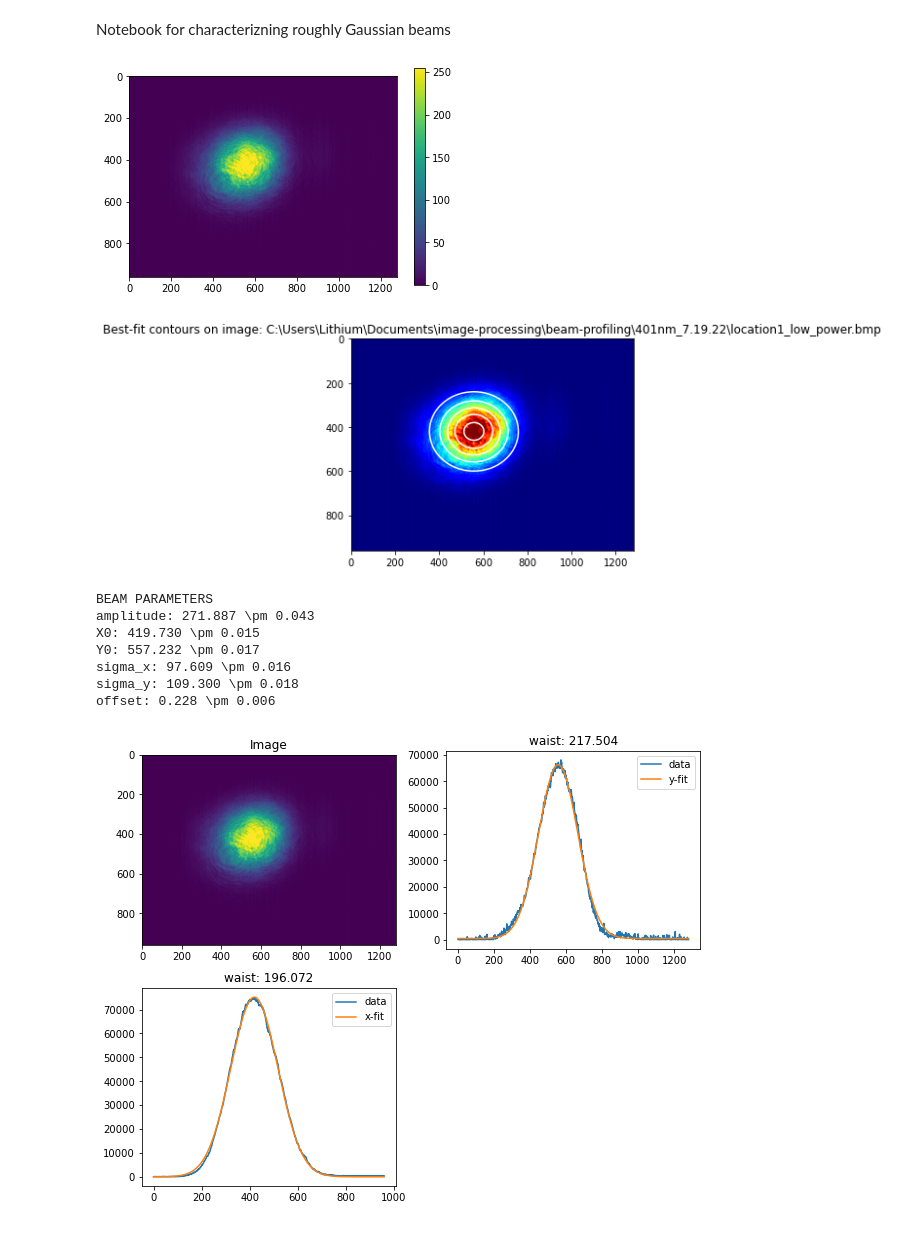
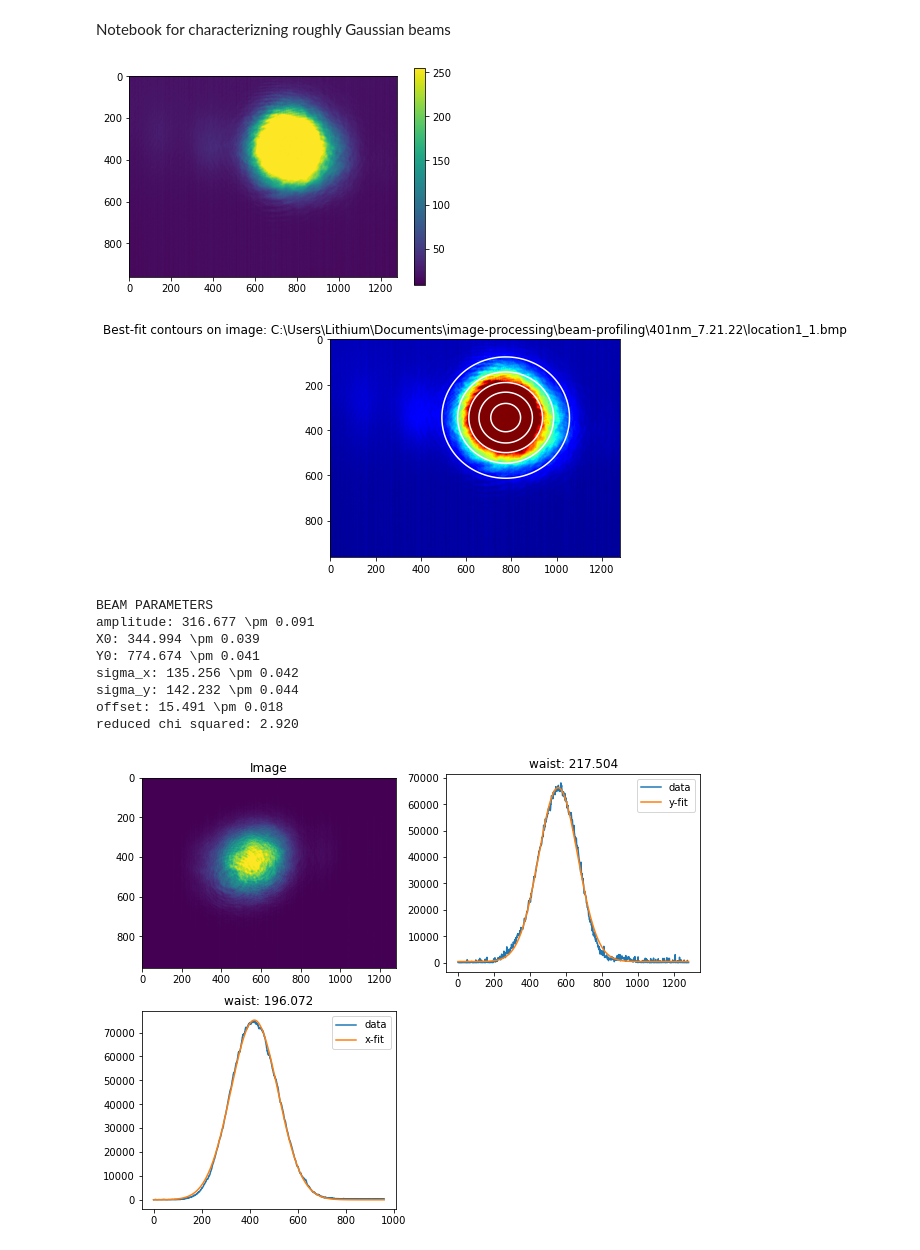
Before and after one commit to Fletcher-Labs/image-processing, a Jupyter notebook: beam-profiling/BeamFitter.ipynb, the cells around one changed output. Cells and saved outputs as stored; diff of their text form; code cells hidden in the pictures.

Commit message:
added reduced chi squared calculation to fits

```diff
--- a/beam-profiling/BeamFitter.ipynb
+++ b/beam-profiling/BeamFitter.ipynb
@@ -27,9 +27,9 @@ def twoD_Gaussian(xdata_tuple, amplitude, xo, yo, sigma_x, sigma_y, offset):
     return g.ravel()
 
 # Import image
-file_location = "C:\\Users\\Lithium\\Documents\\image-processing\\beam-profiling\\401nm_7.19.22"
-im_name=os.path.join(file_location, "location1_low_power.bmp")
-img= Image.open(im_name)
+file_location = "C:\\Users\\Lithium\\Documents\\image-processing\\beam-profiling\\401nm_7.21.22"
+im_name = os.path.join(file_location, "location1_1.bmp")
+img = Image.open(im_name)
 np_img = numpy.array(img)
 
 data=np_img[:,:,0]
@@ -44,43 +44,49 @@ plt.figure()
 plt.imshow(data)
 plt.colorbar();
 # %% [output]
-[figure, old version]
+[figure, new version]
 # %%
 # 2D fit
 
 # init_params = amplitude, xo, yo, sigma_x, sigma_y, offset
 initial_guess = (250,300,700,100,100,20)
 
 popt, pcov = opt.curve_fit(twoD_Gaussian, (x, y), np.ravel(data), p0=initial_guess)
 
 # Get standard deviation of fitted parameters
 perr = np.sqrt(np.diag(pcov))
+
+# Get chi squared value
+chi_squared = np.sum((twoD_Gaussian((x,y), *popt) - np.ravel(data))**2 / (np.ravel(data)))
+reduced_chi_squared = chi_squared / (len(np.ravel(data)) - len(popt))
 
 # plot fit
 data_fitted = twoD_Gaussian((x, y), *popt)
 
 fig, ax = plt.subplots(1, 1)
 ax.imshow(data, cmap=plt.cm.jet)
 ax.contour(y, x, data_fitted.reshape(np.shape(data)[0], np.shape(data)[1]), 5, colors='w')
 plt.title('Best-fit contours on image: '+im_name)
 plt.show();
 
 print('BEAM PARAMETERS')
 print('amplitude: %3.3f \pm %3.3f' % (popt[0], perr[0]))
 print('X0: %3.3f \pm %3.3f' % (popt[1], perr[1]))
 print('Y0: %3.3f \pm %3.3f' % (popt[2], perr[2]))
 print('sigma_x: %3.3f \pm %3.3f' % (popt[3], perr[3]))
 print('sigma_y: %3.3f \pm %3.3f' % (popt[4], perr[4]))
 print('offset: %3.3f \pm %3.3f' % (popt[5], perr[5]))
+print('reduced chi squared: %3.3f' % (reduced_chi_squared))
 # %% [output]
-[figure, old version]
+[figure, new version]
 BEAM PARAMETERS
-amplitude: 271.887 \pm 0.043
-X0: 419.730 \pm 0.015
-Y0: 557.232 \pm 0.017
-sigma_x: 97.609 \pm 0.016
-sigma_y: 109.300 \pm 0.018
-offset: 0.228 \pm 0.006
+amplitude: 316.677 \pm 0.091
+X0: 344.994 \pm 0.039
+Y0: 774.674 \pm 0.041
+sigma_x: 135.256 \pm 0.042
+sigma_y: 142.232 \pm 0.044
+offset: 15.491 \pm 0.018
+reduced chi squared: 2.920
 # %%
 # Calculate beam waist in millimeters
 # TODO: figure out how waist and std dev are related
```
Also changed, not shown: parts of 4 cells of this notebook.
